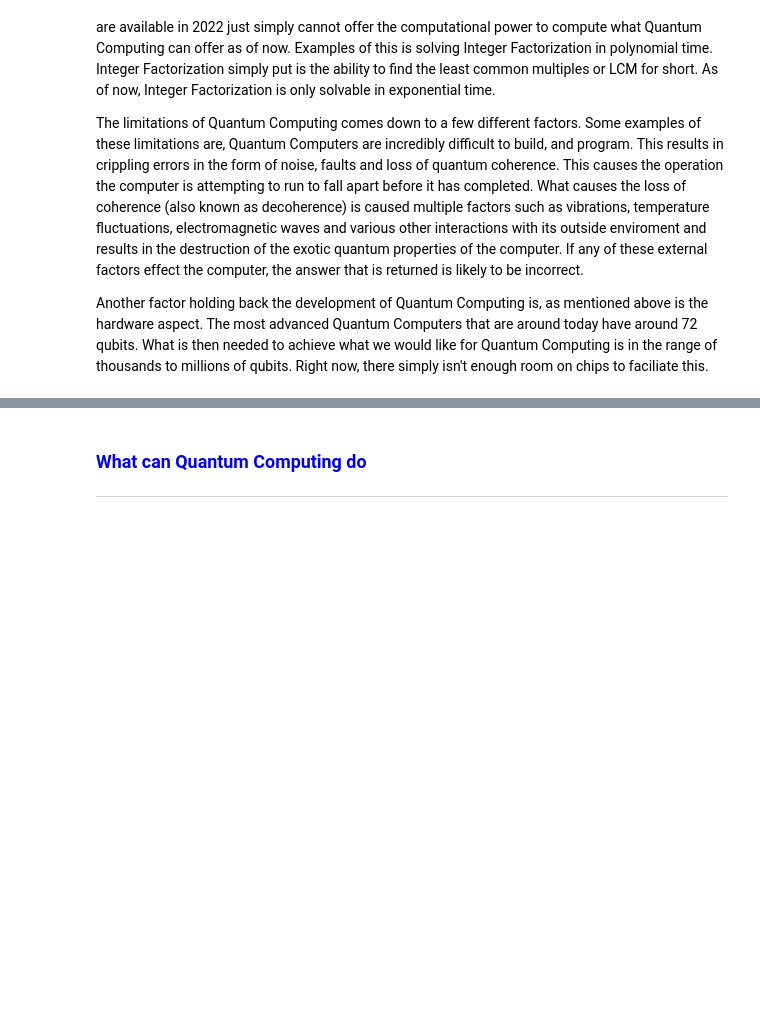
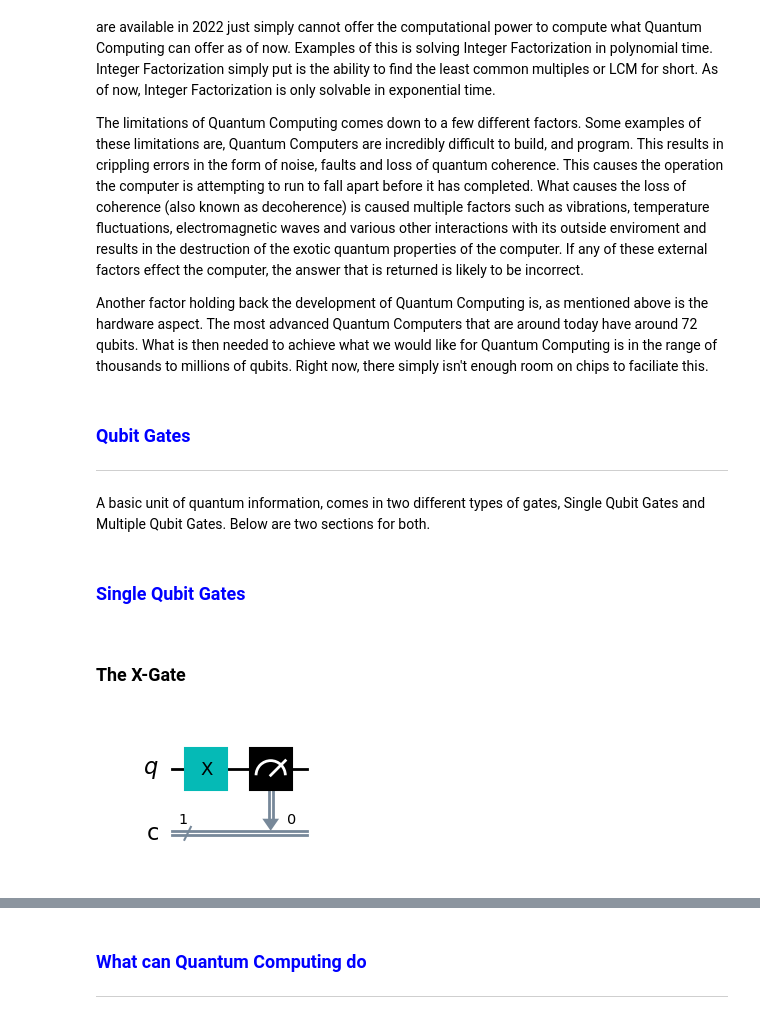
Before and after one commit to adamdalton155/EmergingTechRepoFinal, a Jupyter notebook: Topic Five.ipynb, the cells around one changed output, grey strips where cells are left out. Drawn from its saved outputs; the diff is of its cells as text; code cells hidden in the pictures; blank space fills up the shorter version.

Commit message:
Added single gates

```diff
--- a/Topic Five.ipynb
+++ b/Topic Five.ipynb
@@ -19,3 +19,10 @@ What makes QisKit such a ground breaking piece of software is its ability to pro
 The limitations of Quantum Computing comes down to a few different factors. Some examples of these limitations are, Quantum Computers are incredibly difficult to build, and program. This results in crippling errors in the form of noise, faults and loss of quantum coherence. This causes the operation the computer is attempting to run to fall apart before it has completed. What causes the loss of coherence (also known as decoherence) is caused multiple factors such as vibrations, temperature fluctuations, electromagnetic waves and various other interactions with its outside enviroment and results in the destruction of the exotic quantum properties of the computer. If any of these external factors effect the computer, the answer that is returned is likely to be incorrect.
 
 Another factor holding back the development of Quantum Computing is, as mentioned above is the hardware aspect. The most advanced Quantum Computers that are around today have around 72 qubits. What is then needed to achieve what we would like for Quantum Computing is in the range of thousands to millions of qubits. Right now, there simply isn't enough room on chips to faciliate this.
+# %% [markdown]
+<font color=blue><h3>Qubit Gates</h3>
+<hr>
+# %% [markdown]
+A basic unit of quantum information, comes in two different types of gates, Single Qubit Gates and Multiple Qubit Gates. Below are two sections for both.
+# %% [markdown]
+<font color=blue><h3>Single Qubit Gates</h3>
@@ -21,0 +40,16 @@ Another factor holding back the development of Quantum Computing is, as mentione
+# %% [markdown]
+<h3> The X-Gate</h3>
+# %%
+# Create a circuit.
+circuit = qiskit.QuantumCircuit(1, 1)
+
+# Add a gate.
+circuit.x(0)
+
+# Measure.
+circuit.measure(0, 0)
+
+# Draw the circuit
+circuit.draw(output='mpl')
+# %% [output]
+[figure, added]
```
Also changed, not shown: parts of 15 cells of this notebook.
